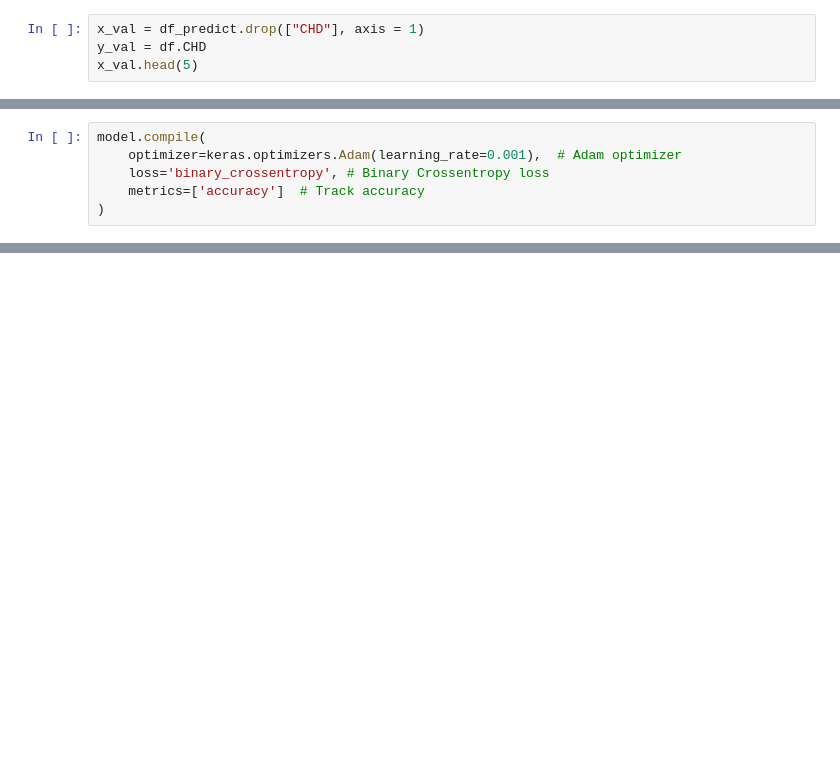
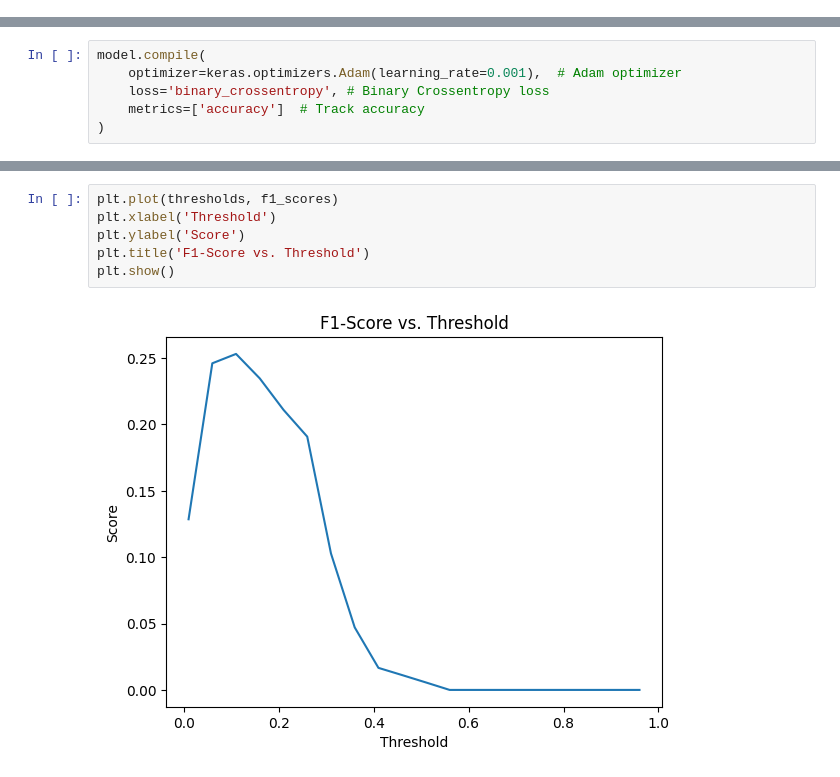
Before and after one commit to patsals/CHD-adversarial-nn, a Jupyter notebook: Adversarial Module.ipynb, the cells around one changed output, grey strips where cells are left out. Cells and saved outputs as stored; diff of their text form; blank space fills up the shorter version.

```diff
--- a/Adversarial Module.ipynb
+++ b/Adversarial Module.ipynb
@@ -371,4 +278,0 @@ df_predict = pd.DataFrame(data, columns=column_names)
-# %%
-x_val = df_predict.drop(["CHD"], axis = 1)
-y_val = df.CHD
-x_val.head(5)
@@ -427,0 +364,8 @@ b
+# %%
+plt.plot(thresholds, f1_scores)
+plt.xlabel('Threshold')
+plt.ylabel('Score')
+plt.title('F1-Score vs. Threshold')
+plt.show()
+# %% [output]
+[figure, added]
```
Also changed, not shown: parts of 37 cells of this notebook, 1 other file.
